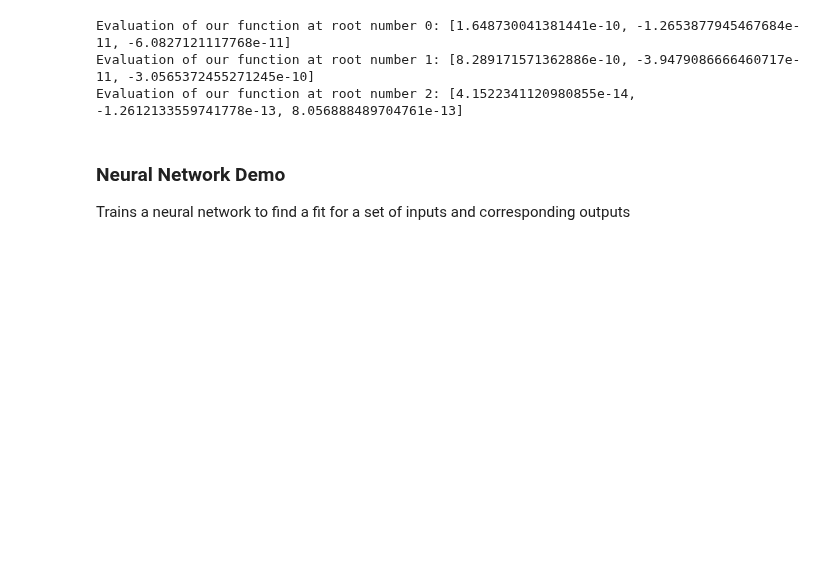
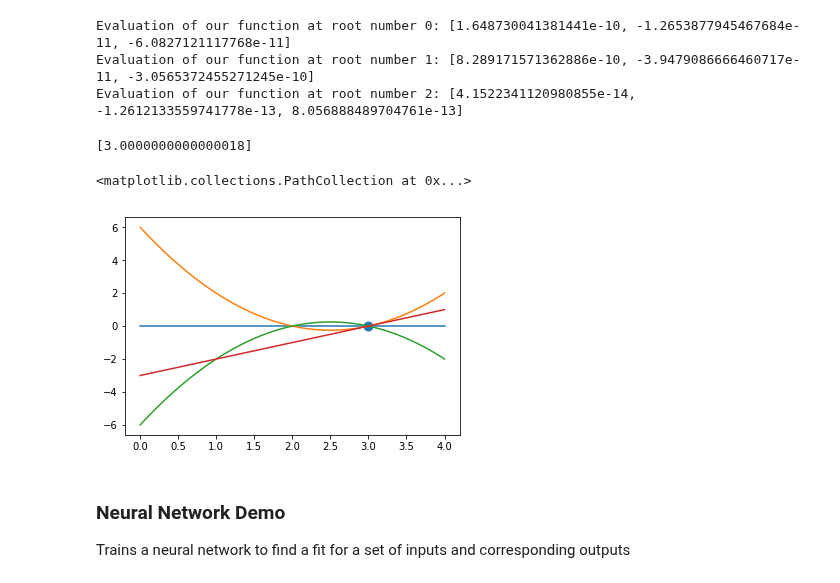
Before and after one commit to autodiff-cs207/AutoDiff, a Jupyter notebook: docs/Documentation.ipynb, the cells around one changed output. Drawn from its saved outputs; the diff is of its cells as text; code cells hidden in the pictures; blank space fills up the shorter version.

Commit message:
add multi root finder

```diff
--- a/docs/Documentation.ipynb
+++ b/docs/Documentation.ipynb
@@ -270,6 +271,27 @@ List of error values:[74050967, 19585800.930572506, 4732849.857195033, 547576.28
 Evaluation of our function at root number 0: [1.648730041381441e-10, -1.2653877945467684e-11, -6.0827121117768e-11]
 Evaluation of our function at root number 1: [8.289171571362886e-10, -3.9479086666460717e-11, -3.0565372455271245e-10]
 Evaluation of our function at root number 2: [4.1522341120980855e-14, -1.2612133559741778e-13, 8.056888489704761e-13]
+# %%
+from AutoDiff.root_finder_multiple import root_finder_multiple
+
+x = Variable('x')
+
+f_1 = (x-2)*(x-3)
+f_2 = (-x+2)*(x-3)
+f_3 = (x-3)
+roots=root_finder_multiple([f_1,f_2,f_3])
+print(roots)
+# %% [output]
+[3.0000000000000018]
+# %%
+plt.plot(np.linspace(0,4,100),np.zeros(100))
+plt.plot(np.linspace(0,4,100),[(i-2)*(i-3) for i in np.linspace(0,4,100)])
+plt.plot(np.linspace(0,4,100),[(-i+2)*(i-3) for i in np.linspace(0,4,100)])
+plt.plot(np.linspace(0,4,100),[i-3 for i in np.linspace(0,4,100)])
+plt.scatter([3],[0], s=80)
+# %% [output]
+<matplotlib.collections.PathCollection at 0x...>
+[figure, added]
 # %% [markdown]
 ### Neural Network Demo
 Trains a neural network to find a fit for a set of inputs and corresponding outputs
```
Also changed, not shown: parts of 1 cell of this notebook.
